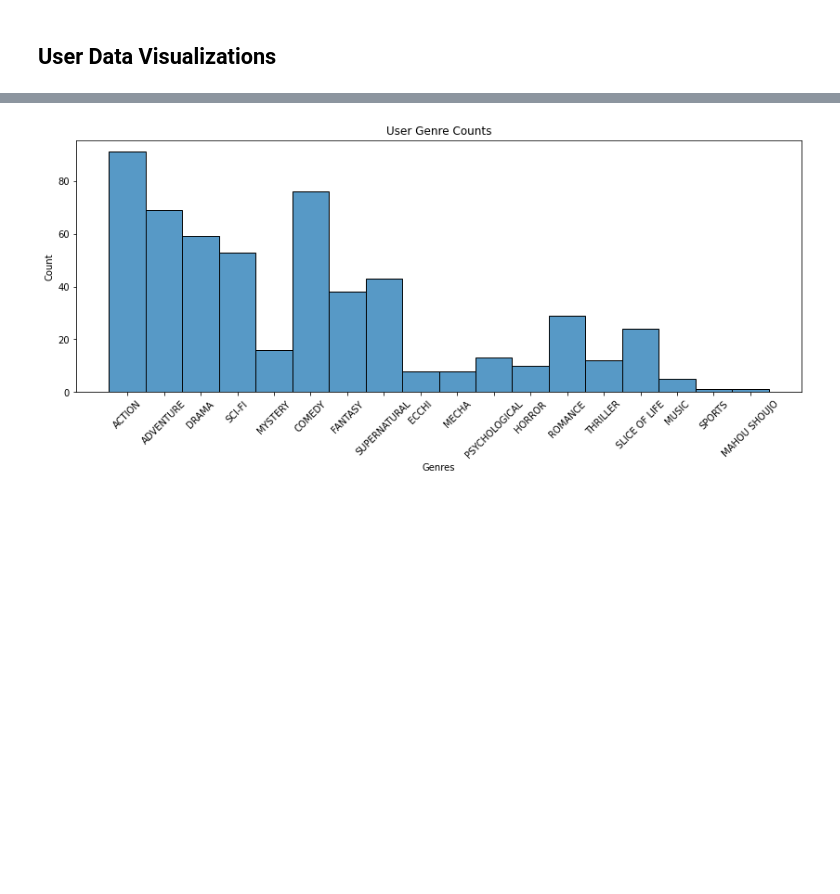
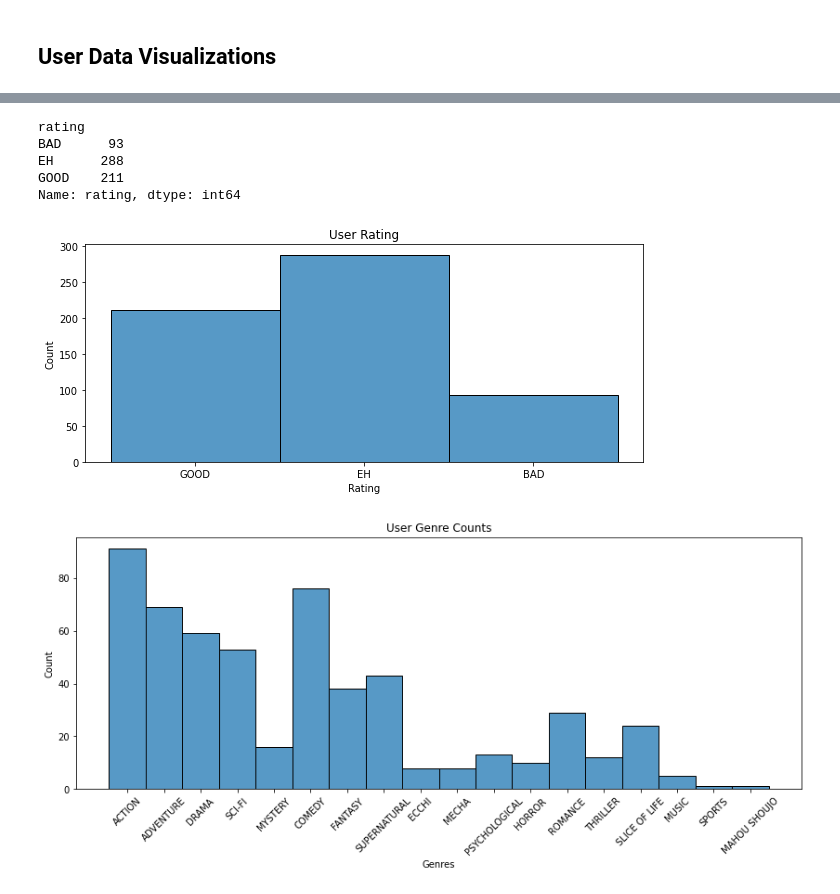
Before and after one commit to barrettotte/anilist-ml, a Jupyter notebook: explore.ipynb, the cells around one changed output, grey strips where cells are left out. Drawn from its saved outputs; the diff is of its cells as text; code cells hidden in the pictures; blank space fills up the shorter version.

```diff
--- a/explore.ipynb
+++ b/explore.ipynb
@@ -218,4 +233,30 @@ plt.close()
 [figure]
+# %%
+def score_to_rating(x: int) -> str:
+    if x <= 5:
+        return 'BAD'
+    elif x >= 6 and x <= 7:
+        return 'EH'
+    return 'GOOD'
+
+df = user_df[user_df['score'] > 0].filter(['score', 'media_id']).dropna()
+df['rating'] = df['score'].apply(score_to_rating)
+
+print(df.groupby(['rating'])['rating'].count())
+
+fig, ax = plt.subplots(figsize=(10,4))
+sns.histplot(ax=ax, data=df, x='rating', discrete=True)
+ax.set(title='User Rating', xlabel='Rating', xticks=np.arange(0, 3, 1))
+
+plt.show()
+plt.close()
+# %% [output]
+rating
+BAD      93
+EH      288
+GOOD    211
+Name: rating, dtype: int64
+[figure, added]
 # %%
 df = enriched_df.filter(['genres', 'score'])
 df['genres'] = df['genres'].apply(json.loads).explode('genres').dropna()
```
Also changed, not shown: parts of 1 cell of this notebook, 11 other files.
